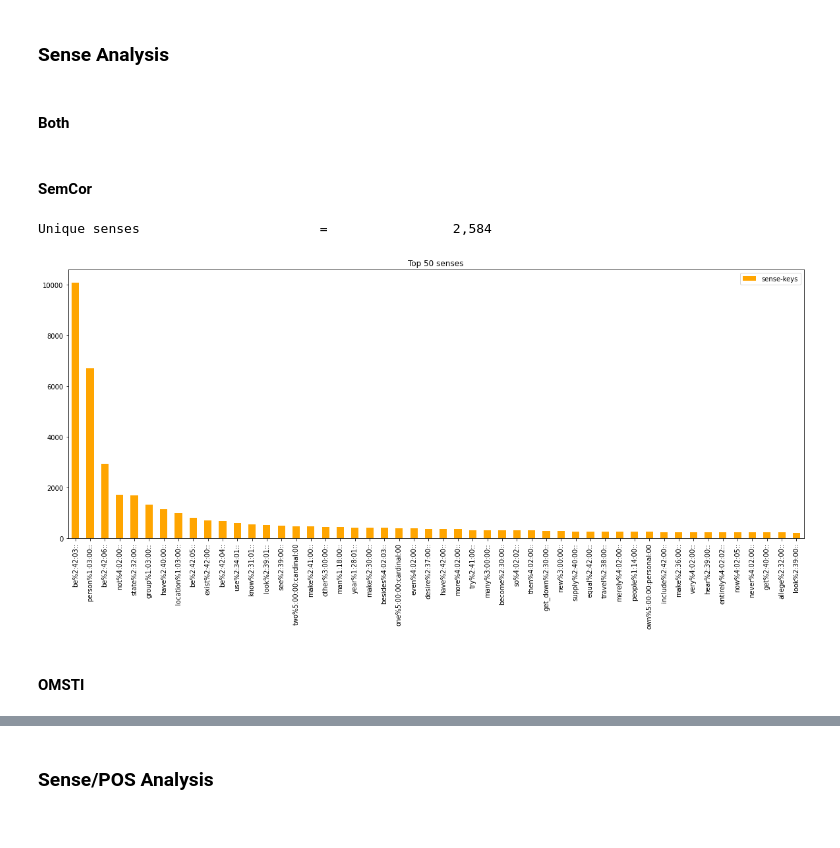
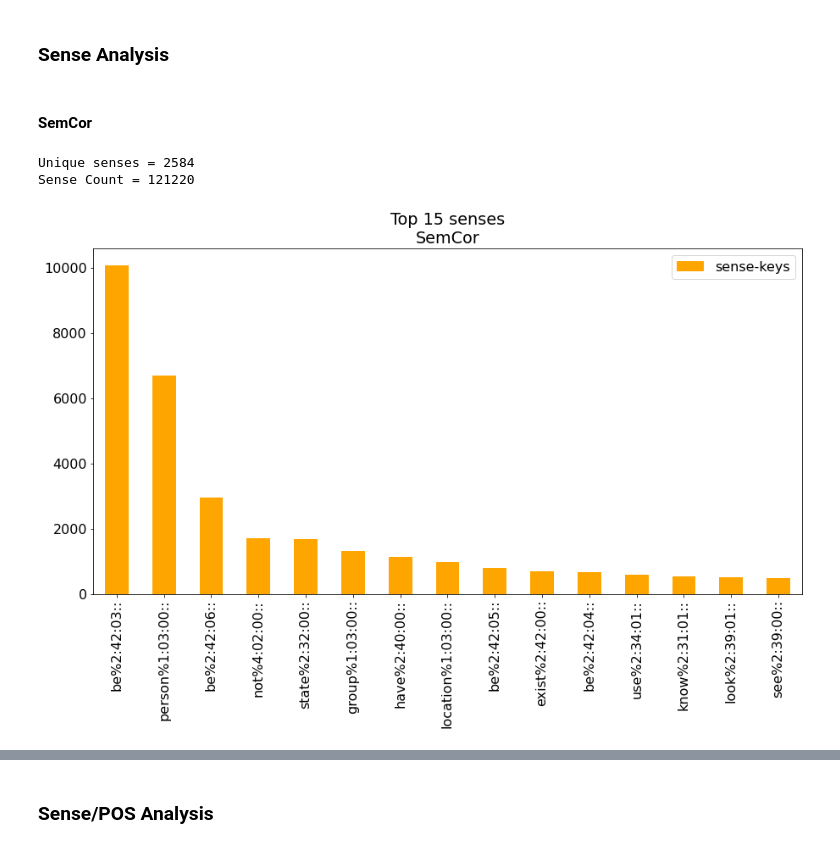
Before and after one commit to WordSenseMakers/bert-wsd, a Jupyter notebook: dataset_statistics.ipynb, the cells around one changed output, grey strips where cells are left out. Saved outputs shown, nothing was run; the diff lists cells and outputs as text; code cells hidden in the pictures.

```diff
--- a/dataset_statistics.ipynb
+++ b/dataset_statistics.ipynb
@@ -14,11 +32,15 @@ semcor = SemCorDataSet.unpickle('dataset/semcor4roberta.pickle')
 # %%
-def print_alinged(key, value):
-    print(f"{key: <35} = {value:>20,}")
+def print_alinged(key, value, sep = None):
+    if sep is not None:
+        value = sep.join(map(str, value))
+    print(f"{key} = {value}")
 # %%
 def num_tokens(dataset):
     return dataset.token_level.shape[0]
 
+for name, ds in zip(names, dses):
+    print_alinged(f"- {name} token count", num_tokens(ds))
 #print_alinged("Total token count", num_tokens(all))
-print_alinged("- SemCor token count", num_tokens(semcor))
+#print_alinged("- SemCor token count", num_tokens(semcor))
 #print_alinged("- OMSTI token count", num_tokens(omsti))
 # %% [output]
@@ -39,6 +99,7 @@ def num_sentences(dataset):
     return len(dataset.sentences().groups)
 
 #print_alinged("Total sentence count", num_sentences(all))
-print_alinged("- SemCor sentence count", num_sentences(semcor))
+for name, ds in zip(names, dses):
+    print_alinged(f"- {name} sentence count", num_sentences(ds))
 #print_alinged("- OMSTI sentence count", num_sentences(omsti))
 # %% [output]
@@ -139,8 +382,23 @@ token_analysis(omsti)
 # %% [markdown]
 ### Sense Analysis
 # %%
-def sense_analysis(dataset):
-    print_alinged('Unique senses', dataset.token_level['sense-keys'].nunique())
-    dataset.token_level[['sense-keys']].apply(pd.value_counts).sort_values(ascending=False, by='sense-keys').head(50).plot(kind="bar", figsize=(20, 7.5), title='Top 50 senses', color='orange')
+def sense_analysis(dataset, name):
+    print_alinged("Unique senses", dataset.token_level["sense-keys"].nunique())
+    print_alinged("Sense Count", dataset.token_level["sense-keys"][dataset.token_level["sense-keys"].notna()].shape[0])
+    n = 15
+    figure = (
+        dataset.token_level[["sense-keys"]]
+        .apply(pd.value_counts)
+        .sort_values(ascending=False, by="sense-keys")
+        .head(n)
+        .plot(
+            kind="bar",
+            figsize=(15, 7.5),
+            title=f"Top {n} senses\n{name}",
+            color="orange",
+        )
+        .get_figure()
+    )
+
+    op = stat_output_path(statname="sense_analysis", dataset_name=name)
+    figure.savefig(op)
-# %% [markdown]
-#### Both
@@ -149,9 +405,8 @@ sense_analysis(all)
 # %% [markdown]
 #### SemCor
 # %%
-sense_analysis(semcor)
+sense_analysis(semcor, "SemCor")
 # %% [output]
-Unique senses                       =                2,584
+Unique senses = 2584
+Sense Count = 121220
-[figure, old version]
+[figure, new version]
-# %% [markdown]
-#### OMSTI
```
Also changed, not shown: parts of 56 cells of this notebook, 1 other file.
